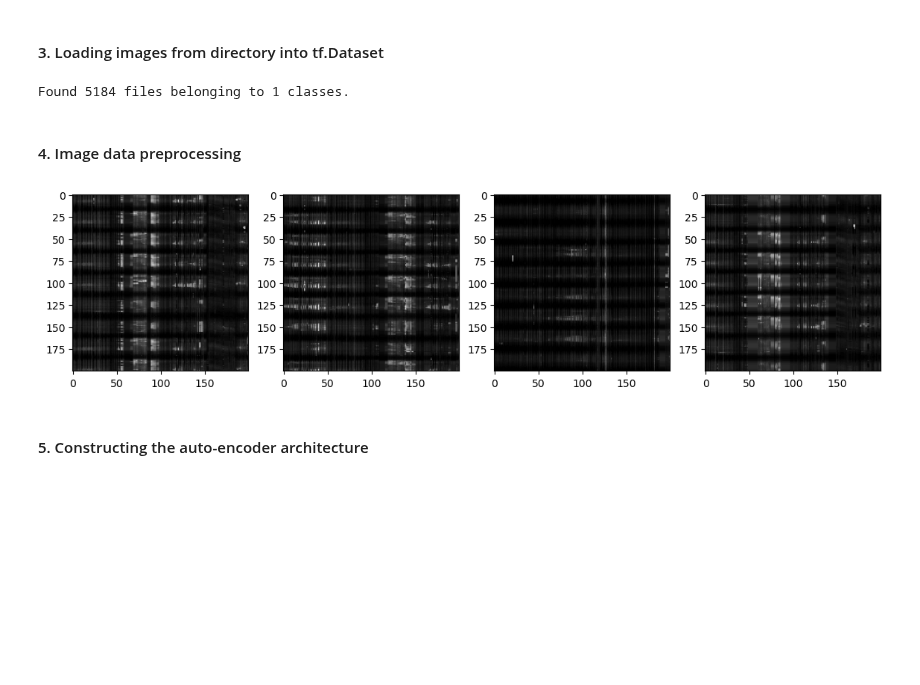
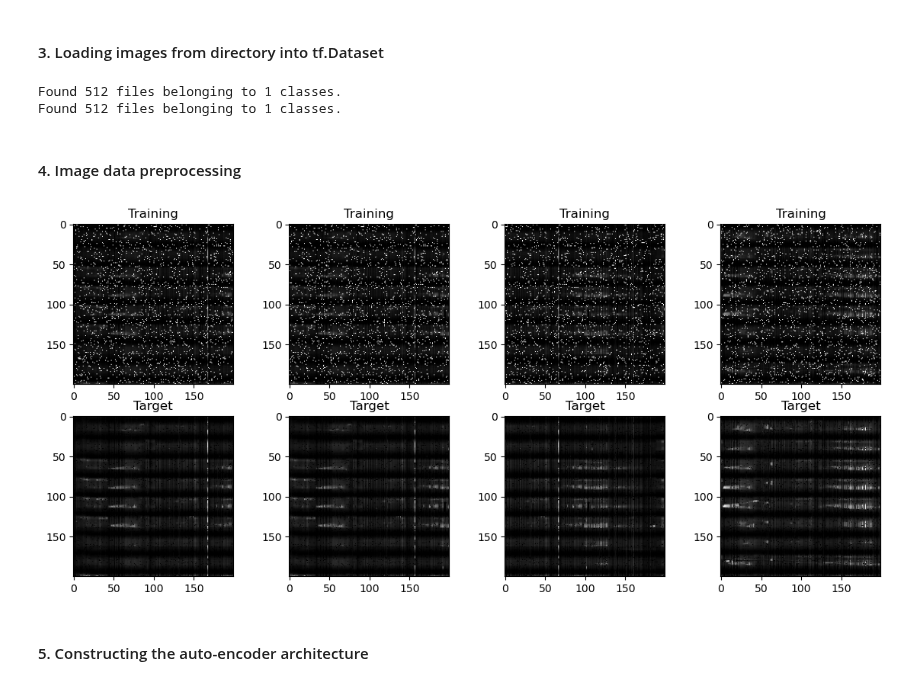
Before and after one commit to Evan-Callaghan/FieldsAcademy-NeuralNetworks, a Jupyter notebook: Project/Working/image_model.ipynb, the cells around one changed output. Cells and saved outputs as stored; diff of their text form; code cells hidden in the pictures; blank space fills up the shorter version.

```diff
--- a/Project/Working/image_model.ipynb
+++ b/Project/Working/image_model.ipynb
@@ -32,15 +20,19 @@ Using 128 files for validation.
 #### 3. Loading images from directory into tf.Dataset
 # %%
 ## Building the image data set
-train_ds = tf.keras.utils.image_dataset_from_directory('Image_Data/Training', labels = None, color_mode = 'grayscale', batch_size = None,
-                                                       seed = 365, image_size = (200, 200), shuffle = True)
+train = tf.keras.utils.image_dataset_from_directory('Image_Data/Training/Missing', labels = None, color_mode = 'grayscale',
+                                                      batch_size = None, seed = 365, image_size = (200, 200), shuffle = False)
+target = tf.keras.utils.image_dataset_from_directory('Image_Data/Training/Filled', labels = None, color_mode = 'grayscale',
+                                                      batch_size = None, seed = 365, image_size = (200, 200), shuffle = False)
 # %% [output]
-Found 5184 files belonging to 1 classes.
+Found 512 files belonging to 1 classes.
+Found 512 files belonging to 1 classes.
 # %% [markdown]
 #### 4. Image data preprocessing
 # %%
 ## Scaling the data to be between 0 and 1
-train_ds = train_ds.map(lambda x:(x/255))
+train = train.map(lambda x:(x/255))
+target = target.map(lambda x:(x/255))
 # %%
 ## Converting tf.Dataset objects to numpy arrays
 def dataset_to_numpy(ds):
@@ -49,15 +41,8 @@ def dataset_to_numpy(ds):
         images.append(image)
     return np.array(images)
 
-train_size = int(len(train_ds) * 0.75)
-val_size = int(len(train_ds) * 0.25)
+t_size = int(len(train) * 0.75)
+v_size = int(len(train) * 0.25)
 
-train = dataset_to_numpy(train_ds)[0:train_size]
-val = dataset_to_numpy(train_ds)[train_size:(train_size + val_size)]
+X_train = dataset_to_numpy(train)[0:t_size]; Y_train = dataset_to_numpy(target)[0:t_size]
+X_val = dataset_to_numpy(train)[t_size:(t_size + v_size)]; Y_val = dataset_to_numpy(target)[t_size:(t_size + v_size)]
-# %%
-## Visualizing four sample training images
-fig, ax = plt.subplots(ncols = 4, figsize = (14,14))
-for idx, img in enumerate(train[:4]):
-    ax[idx].imshow(img, cmap = 'gray')
-# %% [output]
-[figure, removed]
@@ -90,3 +49,11 @@ for i, img in enumerate(batch[:4]):
+# %%
+## Visualizing four sample training images
+fig, ax = plt.subplots(nrows = 2, ncols = 4, figsize = (14,6))
+for i in range(4):
+    ax[0, i].imshow(X_train[i], cmap = 'gray'); ax[0, i].title.set_text('Training')
+    ax[1, i].imshow(Y_train[i], cmap = 'gray'); ax[1, i].title.set_text('Target')
+# %% [output]
+[figure, added]
 # %% [markdown]
 #### 5. Constructing the auto-encoder architecture
 # %%
```
Also changed, not shown: parts of 9 cells of this notebook, 1 other file.
